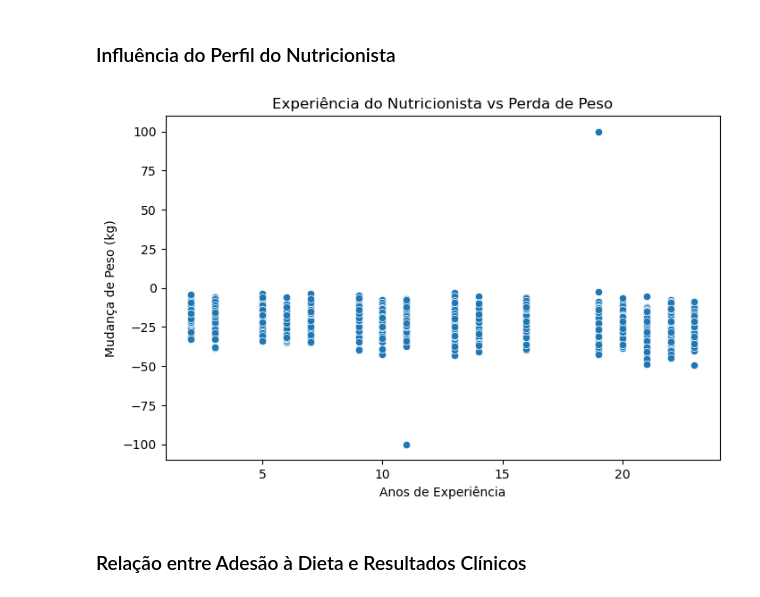
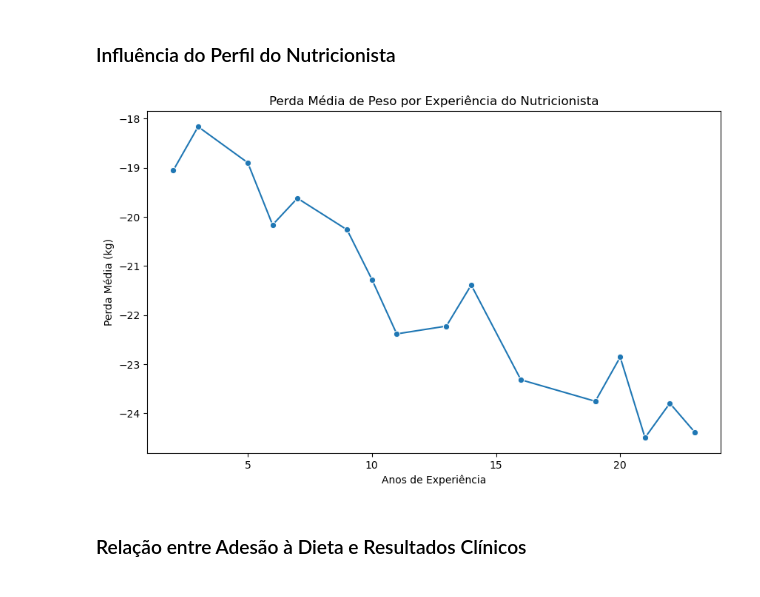
Before and after one commit to leobermudez10/projeto-nutricao-data-science, a Jupyter notebook: notebook/PROYECTO ELEMENTOS IA.ipynb, the cells around one changed output. Drawn from its saved outputs; the diff is of its cells as text; code cells hidden in the pictures.

```diff
--- a/notebook/PROYECTO ELEMENTOS IA.ipynb
+++ b/notebook/PROYECTO ELEMENTOS IA.ipynb
@@ -507,21 +524,32 @@ plt.show()
 # %% [markdown]
 ### Influência do Perfil do Nutricionista
 # %%
-plt.figure(figsize=(8,5))
+import matplotlib.pyplot as plt
+import seaborn as sns
 
-sns.scatterplot(
-    x='years_experience',
-    y='weight_change_kg_6m',
-    data=df
+# Agrupar por experiência e calcular média
+exp_mean = (
+    df.groupby("years_experience")["weight_change_kg_6m"]
+    .mean()
+    .reset_index()
 )
 
-plt.title('Experiência do Nutricionista vs Perda de Peso')
-plt.xlabel('Anos de Experiência')
-plt.ylabel('Mudança de Peso (kg)')
+plt.figure(figsize=(10,6))
+
+sns.lineplot(
+    data=exp_mean,
+    x="years_experience",
+    y="weight_change_kg_6m",
+    marker="o"
+)
+
+plt.title("Perda Média de Peso por Experiência do Nutricionista")
+plt.xlabel("Anos de Experiência")
+plt.ylabel("Perda Média (kg)")
 
 plt.show()
 # %% [output]
-[figure, old version]
+[figure, new version]
 # %% [markdown]
 ### Relação entre Adesão à Dieta e Resultados Clínicos
 # %%
```
Also changed, not shown: parts of 5 cells of this notebook.
